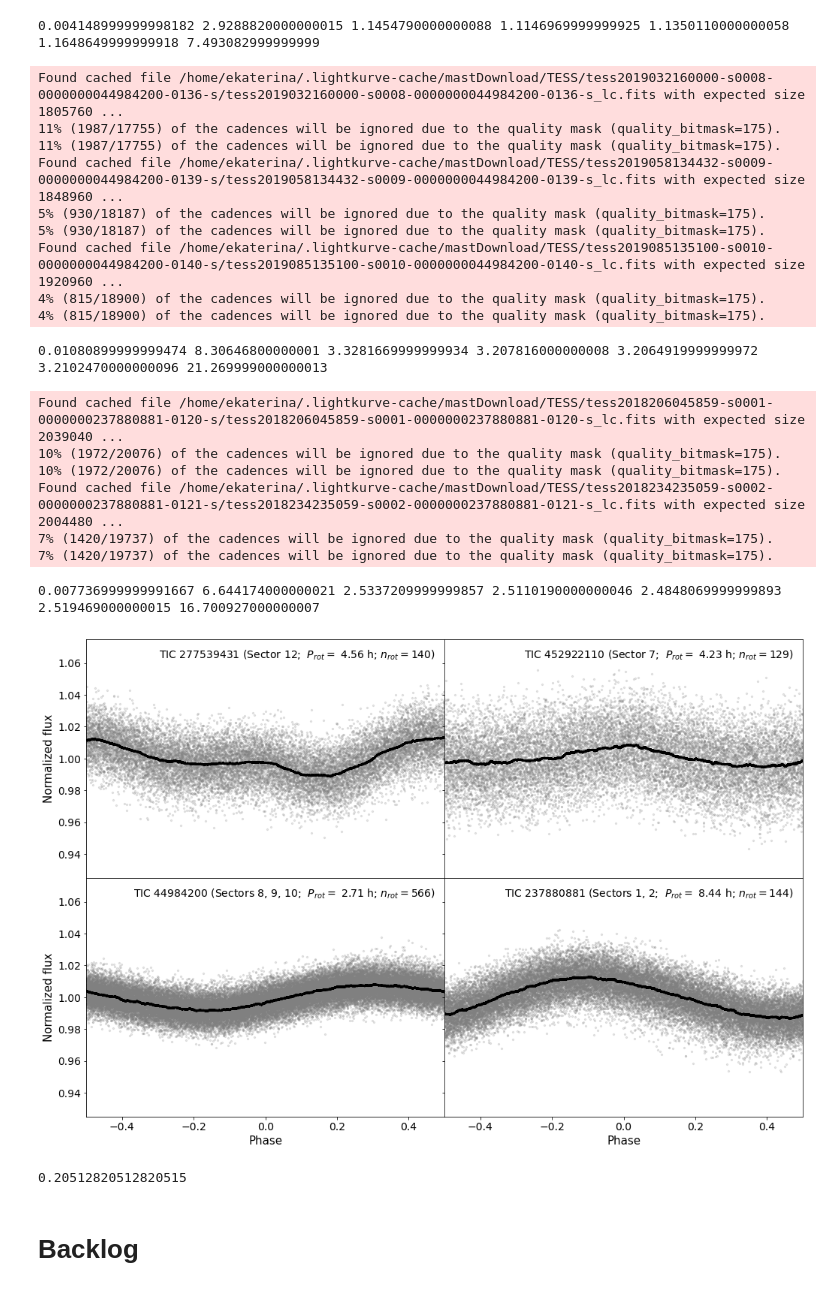
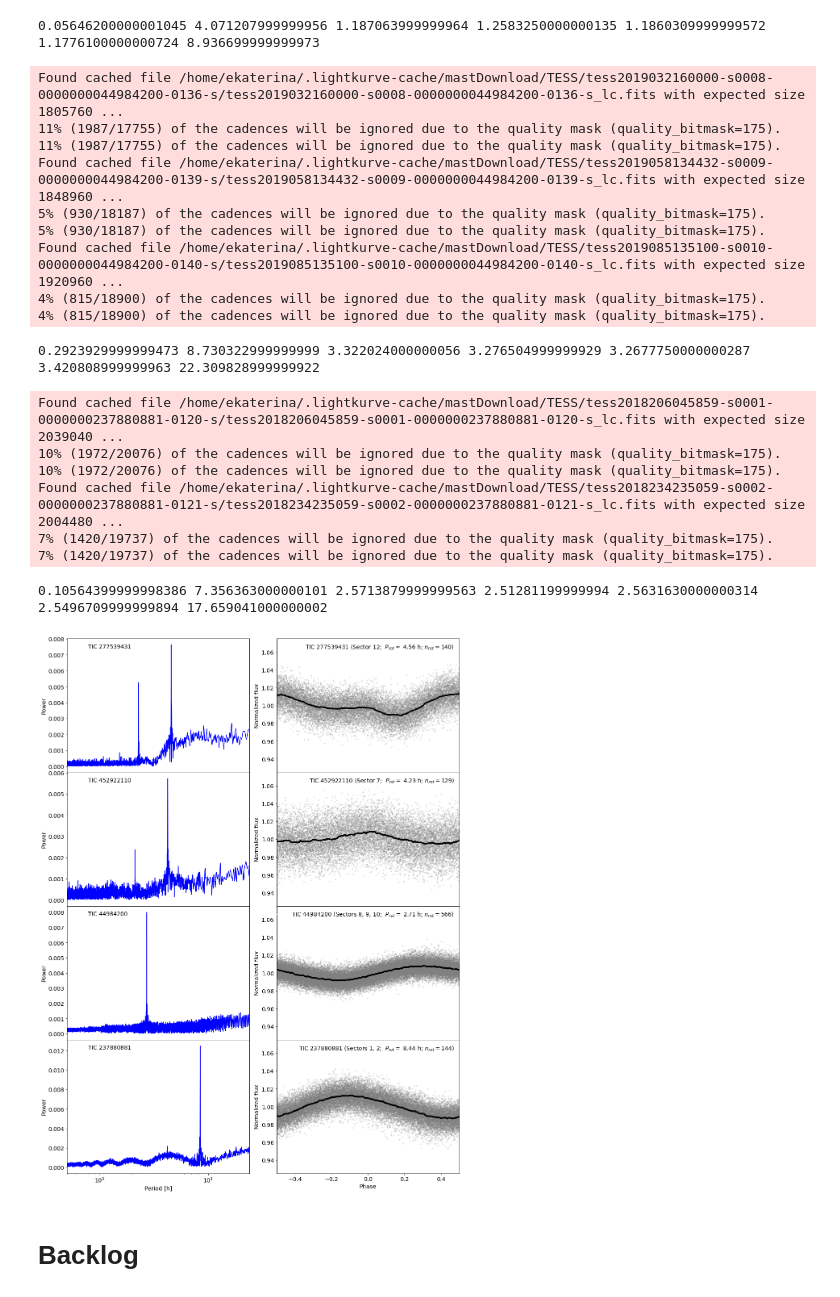
Before and after one commit to ekaterinailin/MalachiteMountains, a Jupyter notebook: analysis/notebooks/_NB_paper_plot_phase_folded_light_curves.ipynb, the cells around one changed output. Cells and saved outputs as stored; diff of their text form; code cells hidden in the pictures.

Commit message:
corner plots, periodograms and other extra figures for the corrected version

```diff
--- a/analysis/notebooks/_NB_paper_plot_phase_folded_light_curves.ipynb
+++ b/analysis/notebooks/_NB_paper_plot_phase_folded_light_curves.ipynb
@@ -110,28 +120,42 @@ def plot_phase_folded_lightcurve(ax, row, plural=""):
 rot = pd.read_csv(f"{CWD}/analysis/results/mcmc/rotation/mcmc_rotation_output_propagated.csv")
 # %%
 %matplotlib inline
-fig, axes = plt.subplots(nrows=2, ncols=2, figsize=(18*.8,12*.8), sharex=True, sharey=True)
-axes = [i for ax in axes for i in ax]
+fig, axes = plt.subplots(nrows=4, ncols=2, figsize=(15,20))
+# axes = [i for ax in axes for i in ax]
 
-plt.subplots_adjust(left=0.08, bottom=0.08, right=1, top=1, hspace=0, wspace=0)
+
+plt.subplots_adjust(left=0.08, bottom=0.04, right=.98, top=.96, hspace=0, wspace=0.15)
+
+
+for axl, axr in axes[:-1]:
+    axl.xaxis.set_visible(False)
+    axr.xaxis.set_visible(False)
+
+for axl, axr in axes:
+    axr.set_ylabel(r"Normalized flux",fontsize=14)
+    axl.set_ylabel(r"Power",fontsize=14)
+
+for i in [2,3]:
+    axes[-1][1].set_xlabel(f"Phase",fontsize=14)
+    axes[-1][0].set_xlabel(f"Period [h]",fontsize=14)
 
 IDs = ["277", "452", "449", "237"]
-for id_, ax in list(zip(IDs, axes)):
+for id_, ax12 in list(zip(IDs, axes)):
+    ax1, ax2 = ax12
     ids = rot.ID.astype(int).astype(str).apply(lambda x: x[:3])
     row = rot[ids == id_].iloc[0]
-    plot_phase_folded_lightcurve(ax, row)
+    plot_phase_folded_lightcurve(ax12, row)
 
-plt.ylim(.925,1.075)
-plt.xlim(-0.5,0.5)
-for i in [0,2]:
-    axes[i].set_ylabel(r"Normalized flux",fontsize=15)
-for i in [2,3]:
-    axes[i].set_xlabel(f"Phase",fontsize=15)
+    ax2.set_ylim(.925,1.075)
+    ax2.set_xlim(-0.5,0.5)
+    ax1.set_xlim(.5,24)
+    ax1.set_xscale("log")
+
 # axes[2].set_yticklabels(list(axes[2].get_yticklabels())[:-1])
 
-plt.savefig(f"../plots/rotation/{row.ID:.0f}_phase_curve_total2.png", dpi=300)
-plt.savefig('/home/ekaterina/Documents/002_writing/multiperiod-flares-draft-mnras/figures/mnras_phase_folded2.png',
-            dpi=300)
+plt.savefig(f"../plots/rotation/phase_curve_total2.png", dpi=200)
+plt.savefig('/home/ekaterina/Documents/002_writing/multiperiod-flares-draft-mnras/figures/mnras_phase_folded_periodogram.png',
+            dpi=200)
 # %% [output]
 Found cached file /home/ekaterina/.lightkurve-cache/mastDownload/TESS/tess2019140104343-s0012-0000000277539431-0144-s/tess2019140104343-s0012-0000000277539431-0144-s_lc.fits with expected size 2041920 ...
 5% (1015/20119) of the cadences will be ignored due to the quality mask (quality_bitmask=175).
@@ -140,29 +164,25 @@ Found cached file /home/ekaterina/.lightkurve-cache/mastDownload/TESS/tess201914
 Found cached file /home/ekaterina/.lightkurve-cache/mastDownload/TESS/tess2019006130736-s0007-0000000452922110-0131-s/tess2019006130736-s0007-0000000452922110-0131-s_lc.fits with expected size 1791360 ...
 7% (1250/17612) of the cadences will be ignored due to the quality mask (quality_bitmask=175).
 7% (1250/17612) of the cadences will be ignored due to the quality mask (quality_bitmask=175).
-0.004148999999998182 2.9288820000000015 1.1454790000000088 1.1146969999999925 1.1350110000000058 1.1648649999999918 7.493082999999999
+0.05646200000001045 4.071207999999956 1.187063999999964 1.2583250000000135 1.1860309999999572 1.1776100000000724 8.936699999999973
 Found cached file /home/ekaterina/.lightkurve-cache/mastDownload/TESS/tess2019032160000-s0008-0000000044984200-0136-s/tess2019032160000-s0008-0000000044984200-0136-s_lc.fits with expected size 1805760 ...
 11% (1987/17755) of the cadences will be ignored due to the quality mask (quality_bitmask=175).
 11% (1987/17755) of the cadences will be ignored due to the quality mask (quality_bitmask=175).
 Found cached file /home/ekaterina/.lightkurve-cache/mastDownload/TESS/tess2019058134432-s0009-0000000044984200-0139-s/tess2019058134432-s0009-0000000044984200-0139-s_lc.fits with expected size 1848960 ...
 5% (930/18187) of the cadences will be ignored due to the quality mask (quality_bitmask=175).
 5% (930/18187) of the cadences will be ignored due to the quality mask (quality_bitmask=175).
 Found cached file /home/ekaterina/.lightkurve-cache/mastDownload/TESS/tess2019085135100-s0010-0000000044984200-0140-s/tess2019085135100-s0010-0000000044984200-0140-s_lc.fits with expected size 1920960 ...
 4% (815/18900) of the cadences will be ignored due to the quality mask (quality_bitmask=175).
 4% (815/18900) of the cadences will be ignored due to the quality mask (quality_bitmask=175).
-0.01080899999999474 8.30646800000001 3.3281669999999934 3.207816000000008 3.2064919999999972 3.2102470000000096 21.269999000000013
+0.2923929999999473 8.730322999999999 3.322024000000056 3.276504999999929 3.2677750000000287 3.420808999999963 22.309828999999922
 Found cached file /home/ekaterina/.lightkurve-cache/mastDownload/TESS/tess2018206045859-s0001-0000000237880881-0120-s/tess2018206045859-s0001-0000000237880881-0120-s_lc.fits with expected size 2039040 ...
 10% (1972/20076) of the cadences will be ignored due to the quality mask (quality_bitmask=175).
 10% (1972/20076) of the cadences will be ignored due to the quality mask (quality_bitmask=175).
 Found cached file /home/ekaterina/.lightkurve-cache/mastDownload/TESS/tess2018234235059-s0002-0000000237880881-0121-s/tess2018234235059-s0002-0000000237880881-0121-s_lc.fits with expected size 2004480 ...
 7% (1420/19737) of the cadences will be ignored due to the quality mask (quality_bitmask=175).
 7% (1420/19737) of the cadences will be ignored due to the quality mask (quality_bitmask=175).
-0.007736999999991667 6.644174000000021 2.5337209999999857 2.5110190000000046 2.4848069999999893 2.519469000000015 16.700927000000007
+0.10564399999998386 7.356363000000101 2.5713879999999563 2.51281199999994 2.5631630000000314 2.5496709999999894 17.659041000000002
-[figure, old version]
+[figure, new version]
-# %%
-800 *2. / 60 /130
-# %% [output]
-0.20512820512820515
 # %% [markdown]
 # Backlog
 # %%
```
Also changed, not shown: parts of 3 cells of this notebook, 6 other files.
